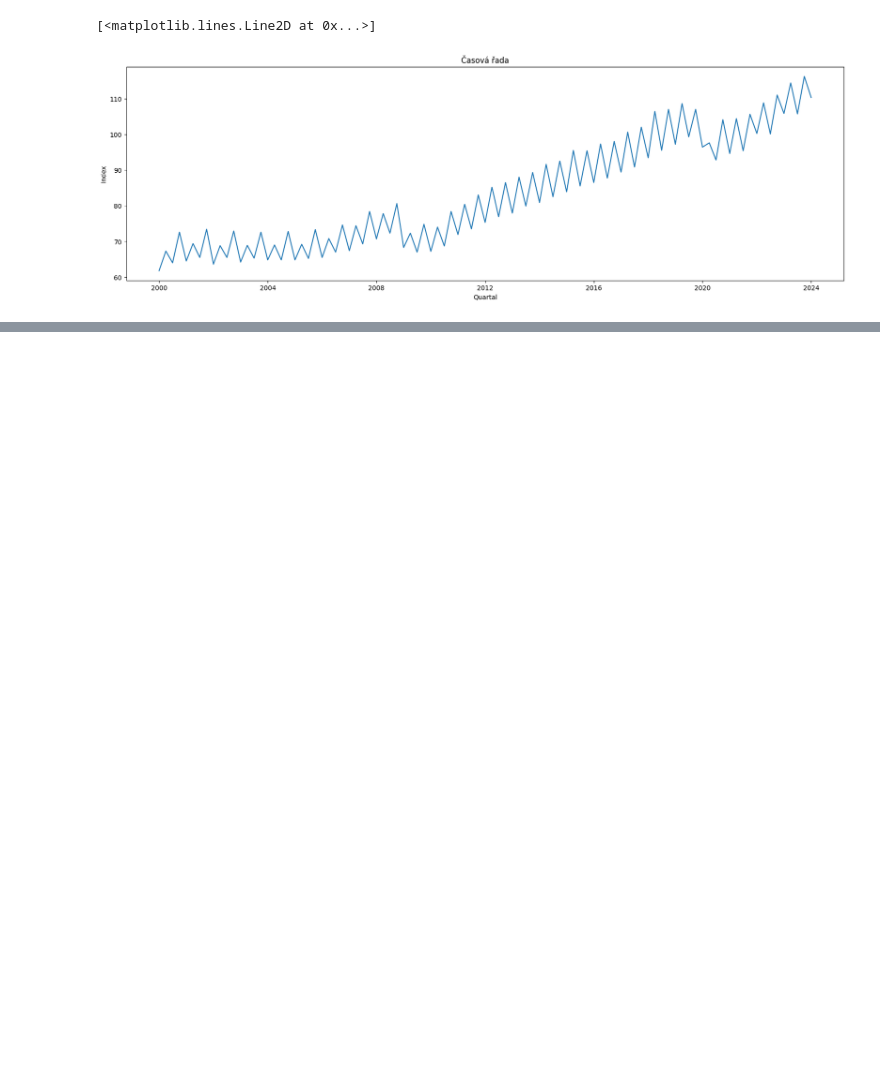
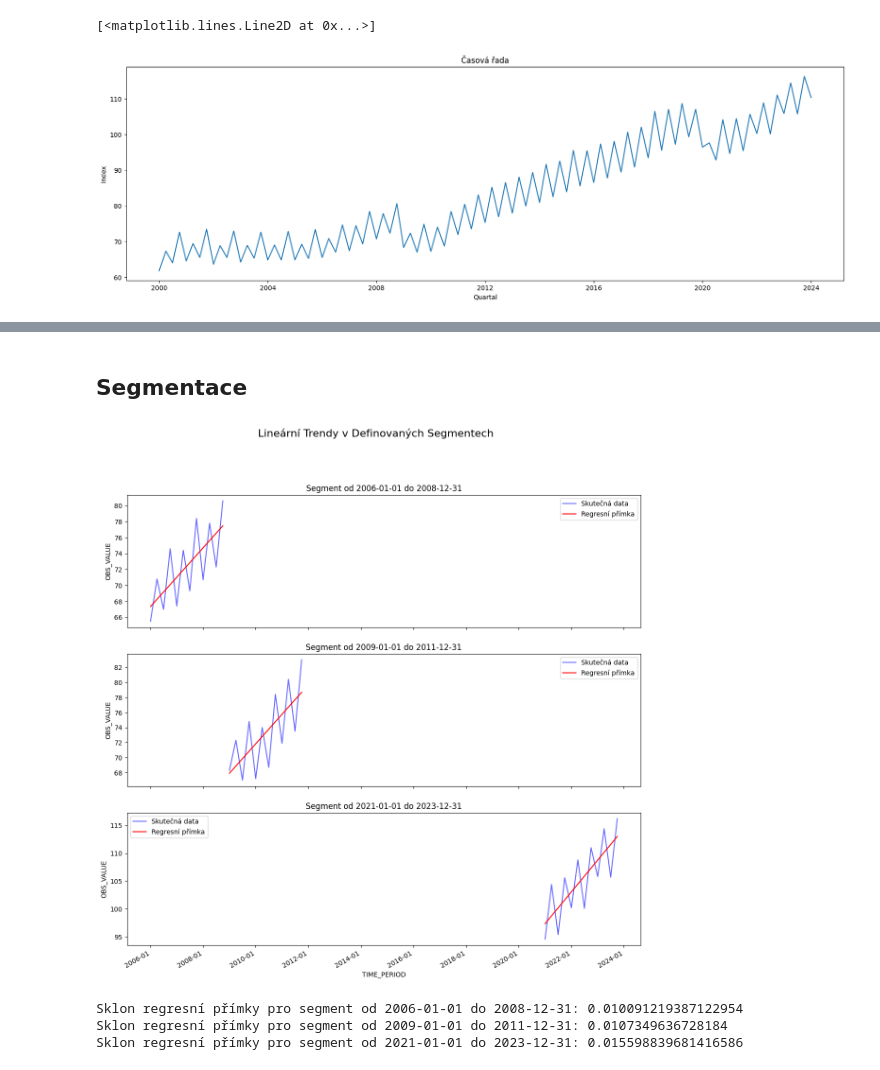
Before and after one commit to ulricht01/CAS, a Jupyter notebook: semestralni_prace_remake.ipynb, the cells around one changed output, grey strips where cells are left out. Drawn from its saved outputs; the diff is of its cells as text; code cells hidden in the pictures; blank space fills up the shorter version.

```diff
--- a/semestralni_prace_remake.ipynb
+++ b/semestralni_prace_remake.ipynb
@@ -39,0 +169,54 @@ plt.plot(x,y)
+# %% [markdown]
+## Segmentace
+# %%
+segments_definitions = [
+    ('2006-01-01', '2008-12-31'),  # První segment
+    ('2009-01-01', '2011-12-31'),  # Druhý segment
+    ('2021-01-01', '2023-12-31'),  # Třetí segment
+]
+# %%
+# Příprava grafu
+fig, axs = plt.subplots(len(segments_definitions), 1, figsize=(14, 14), sharex=True)
+fig.suptitle('Lineární Trendy v Definovaných Segmentech', fontsize=16)
+
+# Výpis sklonů
+slopes = []
+
+for ax, (start_date, end_date) in zip(axs, segments_definitions):
+    # Filtrace dat podle segmentu
+    segment = filtered_data.loc[(filtered_data['TIME_PERIOD'] >= start_date) & (filtered_data['TIME_PERIOD'] <= end_date)]
+
+    # Převedení na číselné hodnoty
+    x_segment = np.array(segment['TIME_PERIOD'].map(pd.Timestamp.toordinal)).reshape((-1, 1))
+    y_segment = np.array(segment['OBS_VALUE'])
+
+    # Lineární regrese
+    model_segment = LinearRegression().fit(x_segment, y_segment)
+    y_pred_segment = model_segment.predict(x_segment)
+
+    # Uložení sklonu
+    slopes.append(model_segment.coef_[0])
+
+    # Vykreslení dat a regresní přímky
+    ax.plot(segment['TIME_PERIOD'], y_segment, label='Skutečná data', color='blue', alpha=0.6)
+    ax.plot(segment['TIME_PERIOD'], y_pred_segment, color='red', label='Regresní přímka')
+    ax.set_title(f'Segment od {start_date} do {end_date}')
+    ax.set_ylabel('OBS_VALUE')
+    ax.legend()
+
+# Nastavení formátu osy x
+axs[-1].set_xlabel('TIME_PERIOD')
+axs[-1].xaxis.set_major_formatter(mdates.DateFormatter('%Y-%m'))
+plt.gcf().autofmt_xdate()
+
+# Zobrazení grafu
+plt.show()
+
+# Výpis sklonů
+for (start_date, end_date), slope in zip(segments_definitions, slopes):
+    print(f'Sklon regresní přímky pro segment od {start_date} do {end_date}: {slope}')
+# %% [output]
+[figure, added]
+Sklon regresní přímky pro segment od 2006-01-01 do 2008-12-31: 0.010091219387122954
+Sklon regresní přímky pro segment od 2009-01-01 do 2011-12-31: 0.0107349636728184
+Sklon regresní přímky pro segment od 2021-01-01 do 2023-12-31: 0.015598839681416586
```
Also changed, not shown: parts of 13 cells of this notebook.
